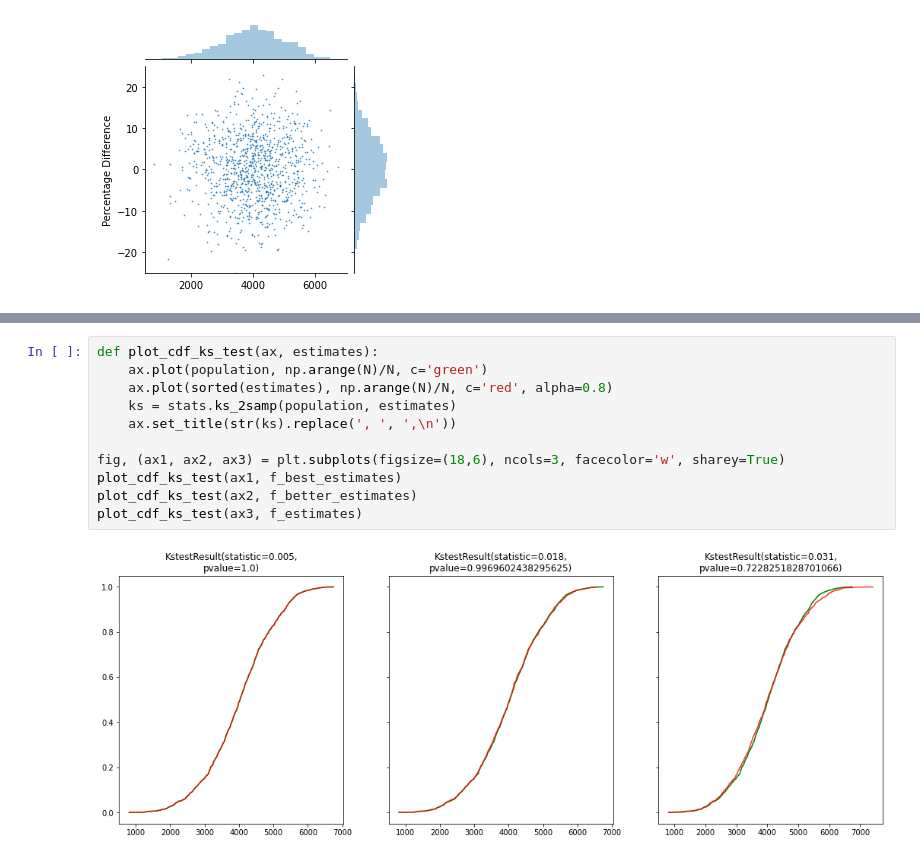
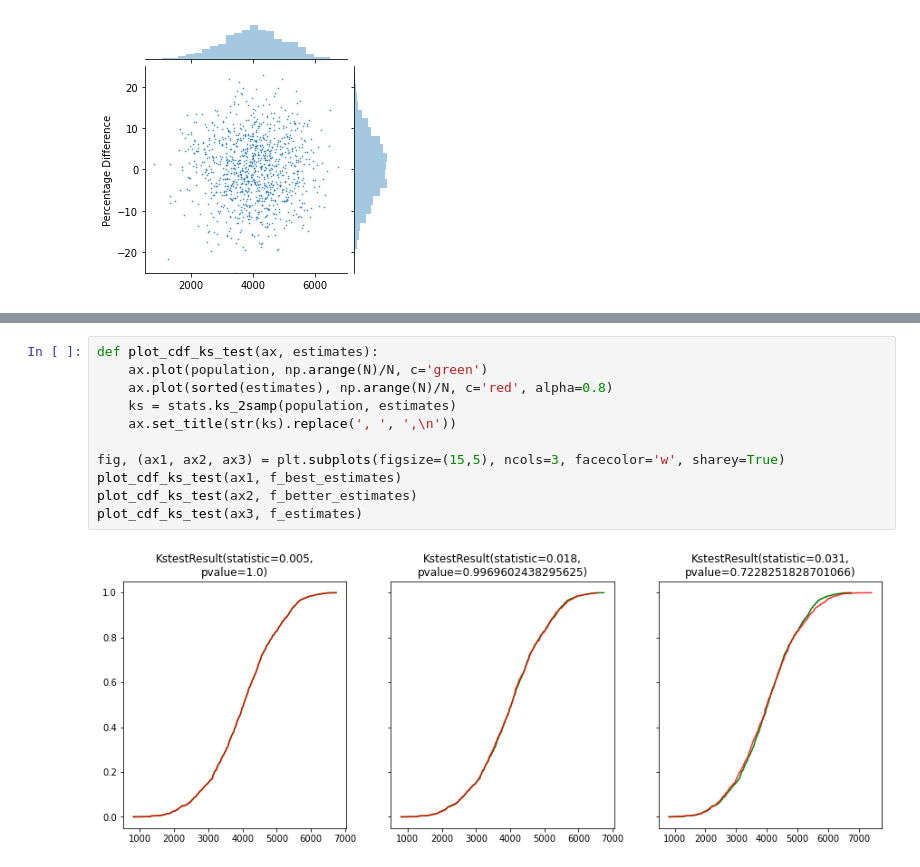
Before and after one commit to isabellafaccone/aquabytePersonal, a Jupyter notebook: wai/model_weight_estimation_variance.ipynb, the cells around one changed output, grey strips where cells are left out. Drawn from its saved outputs; the diff is of its cells as text.

```diff
--- a/wai/model_weight_estimation_variance.ipynb
+++ b/wai/model_weight_estimation_variance.ipynb
@@ -109,13 +119,13 @@ plot_error(ax3, f_estimates)
 # %%
 def plot_cdf_ks_test(ax, estimates):
     ax.plot(population, np.arange(N)/N, c='green')
     ax.plot(sorted(estimates), np.arange(N)/N, c='red', alpha=0.8)
     ks = stats.ks_2samp(population, estimates)
     ax.set_title(str(ks).replace(', ', ',\n'))
 
-fig, (ax1, ax2, ax3) = plt.subplots(figsize=(18,6), ncols=3, facecolor='w', sharey=True)
+fig, (ax1, ax2, ax3) = plt.subplots(figsize=(15,5), ncols=3, facecolor='w', sharey=True)
 plot_cdf_ks_test(ax1, f_best_estimates)
 plot_cdf_ks_test(ax2, f_better_estimates)
 plot_cdf_ks_test(ax3, f_estimates)
 # %% [output]
-[figure, old version]
+[figure, new version]
```
Also changed, not shown: parts of 5 cells of this notebook.
